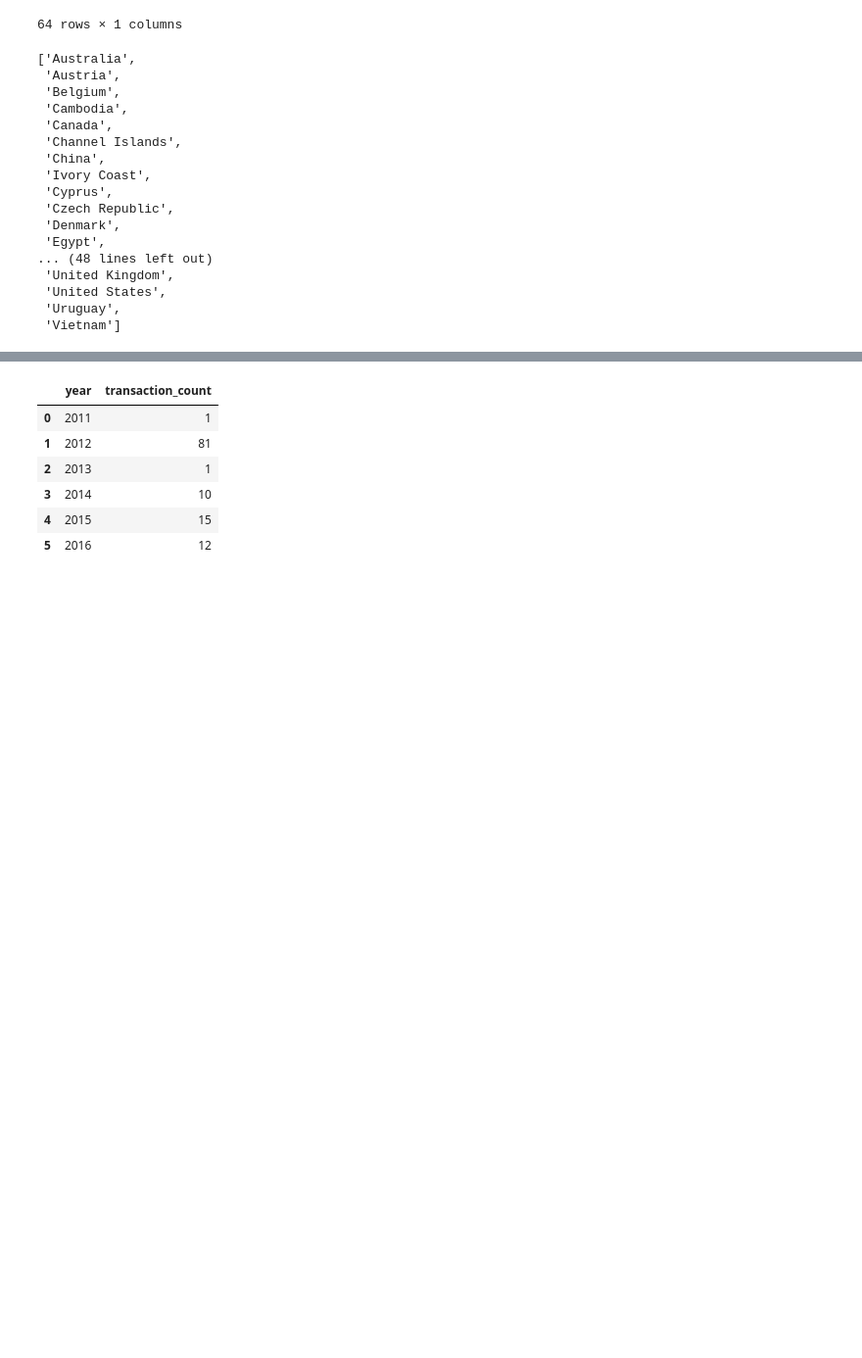
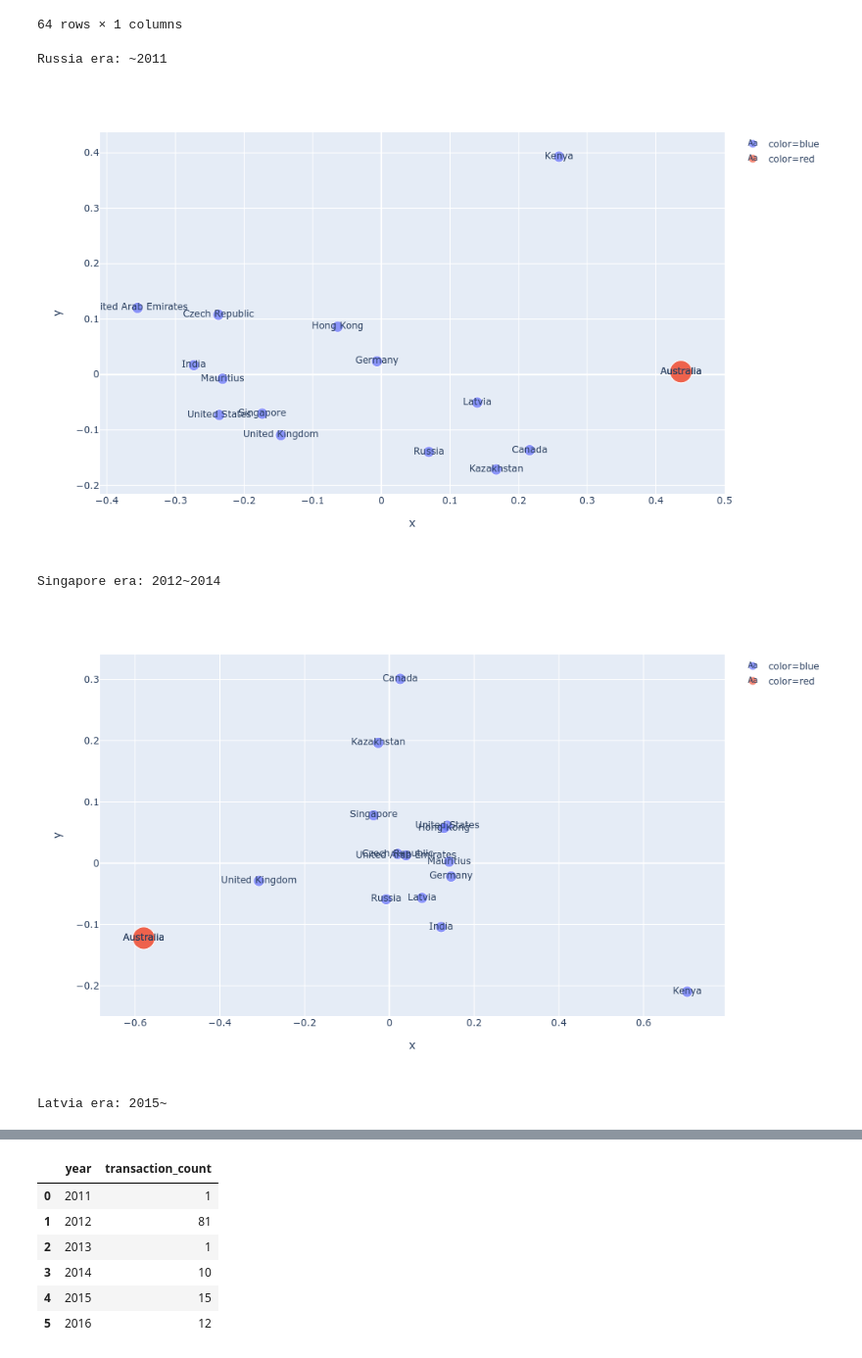
Before and after one commit to lightondust/topics_by_jupyter_notebook, a Jupyter notebook: FinCEN04.ipynb, the cells around one changed output, grey strips where cells are left out. Shown at 98% size. Saved outputs shown, nothing was run; the diff lists cells and outputs as text; code cells hidden in the pictures; blank space fills up the shorter version.

```diff
--- a/FinCEN04.ipynb
+++ b/FinCEN04.ipynb
@@ -47,26 +49,6 @@ country_list
 64 rows × 1 columns
 # %%
 country_name = 'Australia'
-# %%
-country_list['name'].to_list()
-# %% [output]
-['Australia',
- 'Austria',
- 'Belgium',
- 'Cambodia',
- 'Canada',
- 'Channel Islands',
- 'China',
- 'Ivory Coast',
- 'Cyprus',
- 'Czech Republic',
- 'Denmark',
- 'Egypt',
-... (48 lines left out)
- 'United Kingdom',
- 'United States',
- 'Uruguay',
- 'Vietnam']
 # %%
 with driver.session() as session:
     country_vecs = session.run('''
@@ -84,14 +66,35 @@ with driver.session() as session:
     ''', country_name=country_name, country_list=country_list['name'].to_list())
 
 country_vecs_list += [c.data() for c in country_vec]
-
 country_vecs = pd.DataFrame(country_vecs_list)
-
-for vec_type in ['vec1', 'vec2', 'vec3']:
-
-    fig_vec = px.scatter(x=country_vecs['vec1'].apply(lambda x: x[0]),
-               y=country_vecs['vec2'].apply(lambda x: x[1]),
-               text=country_vecs['name'],
-               color=country_vecs['name'].apply(lambda x: {True: 'red', False: 'blue'}[x==country_name]),
-               size=country_vecs['name'].apply(lambda x: {True: 20, False: 5}[x==country_name])
-              )
+# %%
+vec_texts = {
+    1: 'Russia era: ~2011',
+    2: 'Singapore era: 2012~2014',
+    3: 'Latvia era: 2015~'
+}
+# %%
+pca = PCA(n_components=2)
+
+for vec_type_id in range(1, 4):
+    vec_type = 'vec{}'.format(vec_type_id)
+
+    vec = country_vecs[vec_type].to_list()
+    vec = np.array(vec)
+    vec_renorm = vec / np.sqrt((vec ** 2).sum(axis=1).reshape(-1, 1))
+    vec_pca = pca.fit_transform(vec_renorm)
+
+    fig_vec = px.scatter(x=vec_pca[:, 0],
+                         y=vec_pca[:, 1],
+                         text=country_vecs['name'],
+                         color=country_vecs['name'].apply(lambda x: {True: 'red', False: 'blue'}[x==country_name]),
+                         size=country_vecs['name'].apply(lambda x: {True: 20, False: 5}[x==country_name])
+                         )
+    print(vec_texts[vec_type_id])
+    fig_vec.show()
+# %% [output]
+Russia era: ~2011
+[figure, added]
+Singapore era: 2012~2014
+[figure, added]
+Latvia era: 2015~
```
Also changed, not shown: parts of 2 cells of this notebook, 1 other file.
